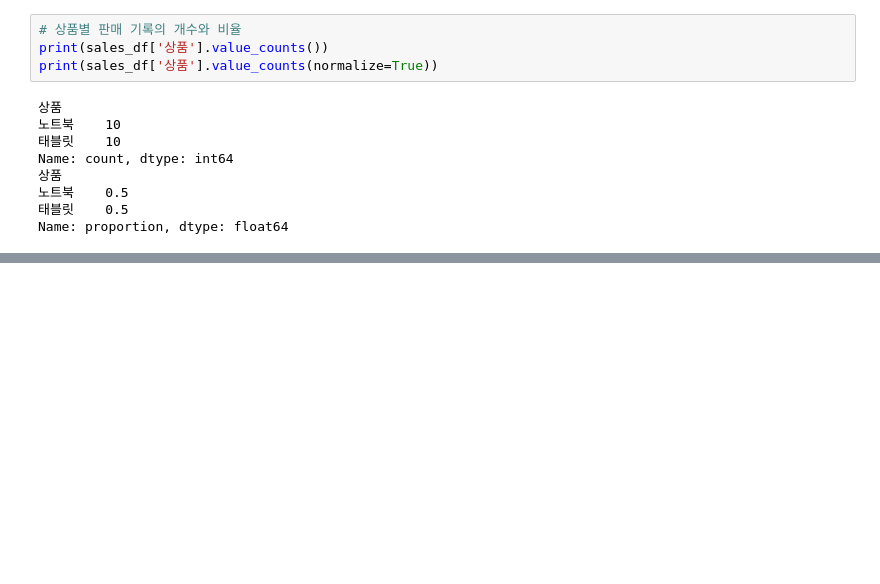
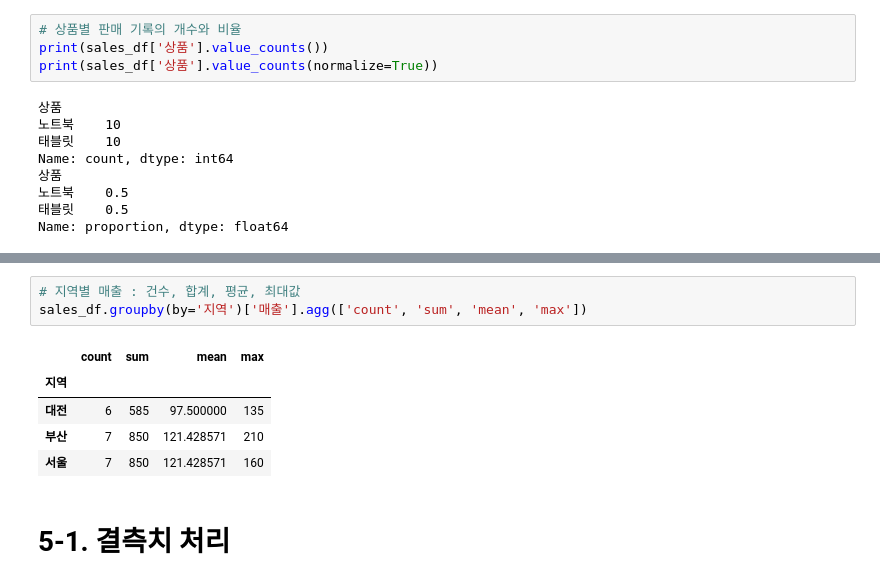
Before and after one commit to hsy21/jupyterdata, a Jupyter notebook: aiservice26/AI기반데이터분석_04_판다스_데이터처리_실습.ipynb, the cells around one changed output, grey strips where cells are left out. Saved outputs shown, nothing was run; the diff lists cells and outputs as text; blank space fills up the shorter version.

```diff
--- a/aiservice26/AI기반데이터분석_04_판다스_데이터처리_실습.ipynb
+++ b/aiservice26/AI기반데이터분석_04_판다스_데이터처리_실습.ipynb
@@ -759,3 +784,14 @@ pd.pivot_table(sales_df, index='지역', columns='상품', values='매출', aggf
 | 부산 | 360 | 490 | 850 |
 | 서울 | 450 | 400 | 850 |
 | All | 1125 | 1160 | 2285 |
+# %%
+# 지역별 매출 : 건수, 합계, 평균, 최대값
+sales_df.groupby(by='지역')['매출'].agg(['count', 'sum', 'mean', 'max'])
+# %% [output]
+|  | count | sum | mean | max |
+| 지역 |  |  |  |  |
+| 대전 | 6 | 585 | 97.500000 | 135 |
+| 부산 | 7 | 850 | 121.428571 | 210 |
+| 서울 | 7 | 850 | 121.428571 | 160 |
+# %% [markdown]
+# 5-1. 결측치 처리
```
Also changed, not shown: parts of 22 cells of this notebook.
